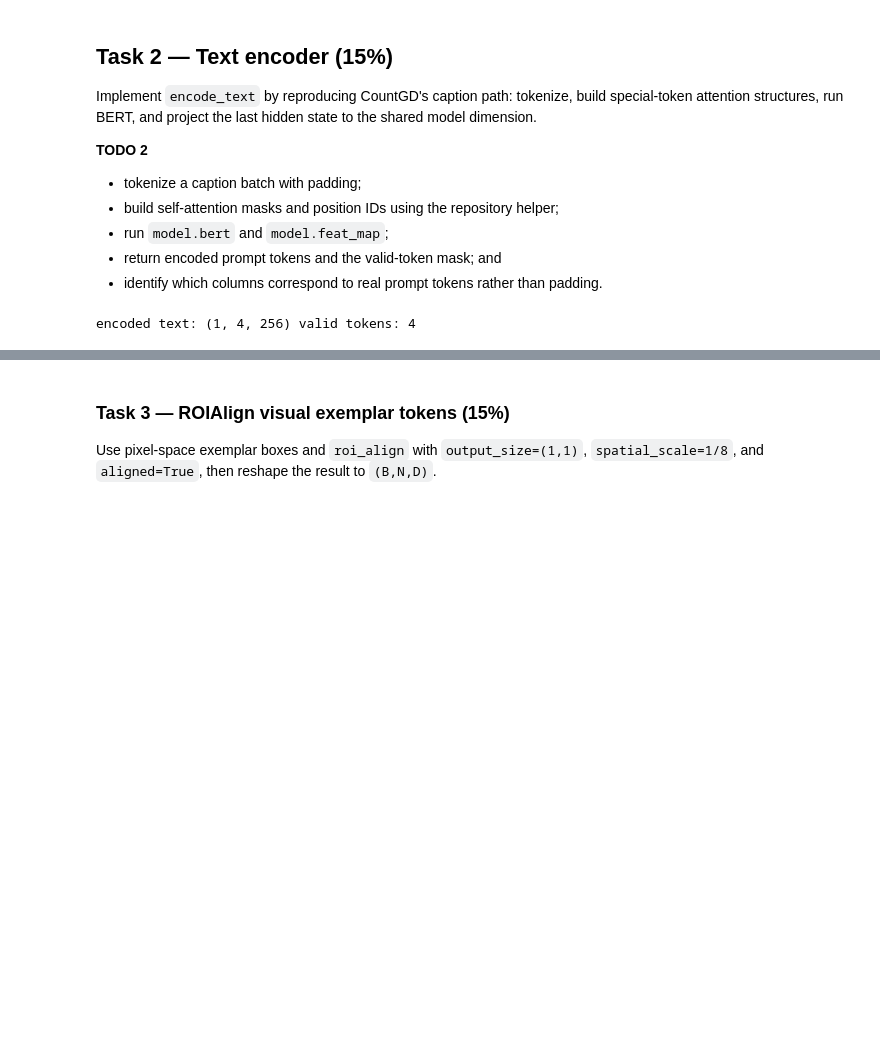
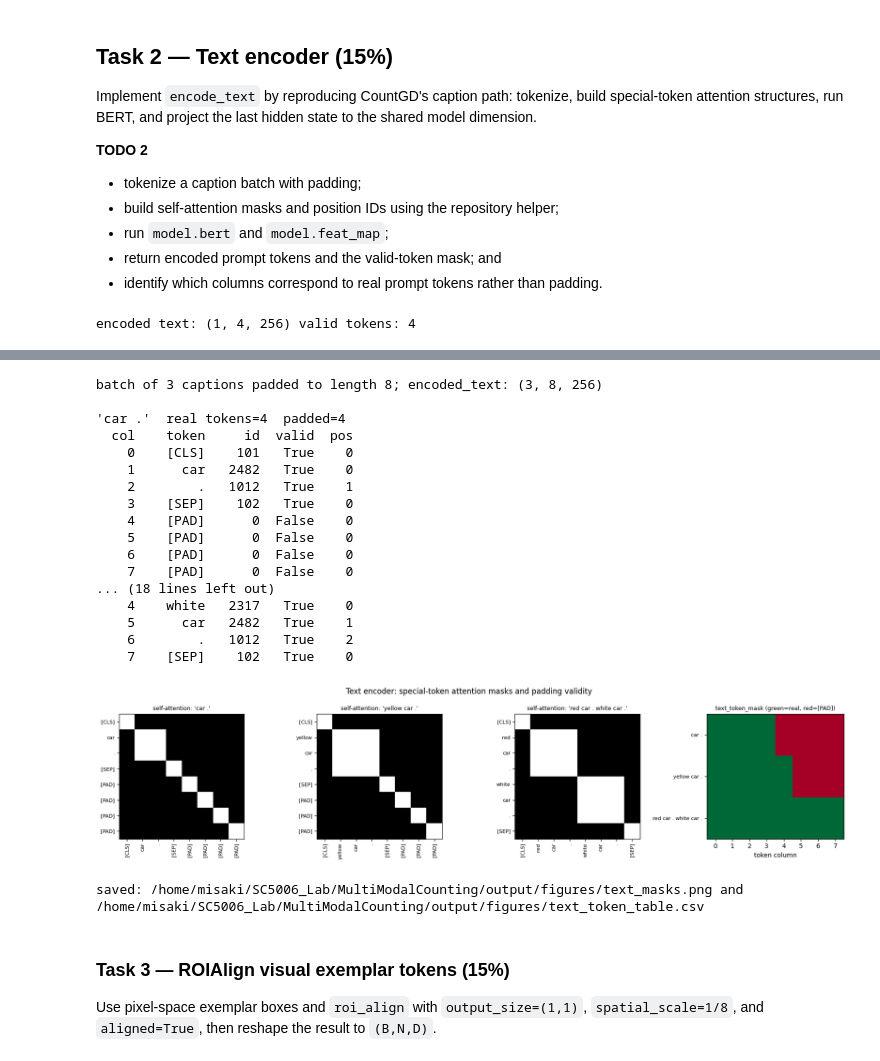
Before and after one commit to Konikelel/MultiModalCounting, a Jupyter notebook: Team02_SC5006_Project1.ipynb, the cells around one changed output, grey strips where cells are left out. Drawn from its saved outputs; the diff is of its cells as text; code cells hidden in the pictures; blank space fills up the shorter version.

```diff
--- a/Team02_SC5006_Project1.ipynb
+++ b/Team02_SC5006_Project1.ipynb
@@ -234,3 +284,72 @@ encoded text: (1, 4, 256) valid tokens: 4
+# %%
+import csv
+
+EVID_CAPTIONS = ["car .", "yellow car .", "red car . white car ."]   # unequal lengths
+EVID = encode_text(MODEL, EVID_CAPTIONS)
+ids = EVID["input_ids"].cpu()
+valid = EVID["text_token_mask"].cpu()
+pos = EVID["position_ids"].cpu()
+masks = EVID["text_self_attention_masks"].cpu()
+L = ids.shape[1]
+print(f"batch of {len(EVID_CAPTIONS)} captions padded to length {L};",
+      "encoded_text:", tuple(EVID["encoded_text"].shape))
+
+TOKEN_TABLE = []
+for b, cap in enumerate(EVID_CAPTIONS):
+    toks = MODEL.tokenizer.convert_ids_to_tokens(ids[b].tolist())
+    n_real = len(MODEL.tokenizer(cap)["input_ids"])
+    # Evidence checks: real columns are valid, padded columns are [PAD] and invalid.
+    assert int(valid[b].sum()) == n_real
+    assert all(t == "[PAD]" for t in toks[n_real:])
+    assert not valid[b, n_real:].any()
+    print(f"\n{cap!r}  real tokens={n_real}  padded={L - n_real}")
+    print(f"  {'col':>3} {'token':>8} {'id':>6} {'valid':>6} {'pos':>4}")
+    for j, (t, i, v, p) in enumerate(zip(toks, ids[b].tolist(), valid[b].tolist(), pos[b].tolist())):
+        print(f"  {j:>3} {t:>8} {i:>6} {str(v):>6} {p:>4}")
+        TOKEN_TABLE.append({"caption": cap, "column": j, "token": t, "id": i,
+                            "valid": v, "position_id": p})
+
+with open(OUTPUT / "text_token_table.csv", "w", newline="") as f:
+    writer = csv.DictWriter(f, fieldnames=list(TOKEN_TABLE[0]))
+    writer.writeheader(); writer.writerows(TOKEN_TABLE)
+
+fig, axes = plt.subplots(1, len(EVID_CAPTIONS) + 1, figsize=(4.2 * (len(EVID_CAPTIONS) + 1), 4))
+for ax, b, cap in zip(axes, range(len(EVID_CAPTIONS)), EVID_CAPTIONS):
+    toks = MODEL.tokenizer.convert_ids_to_tokens(ids[b].tolist())
+    ax.imshow(masks[b].float(), cmap="gray", vmin=0, vmax=1)
+    ax.set_xticks(range(L)); ax.set_xticklabels(toks, rotation=90, fontsize=8)
+    ax.set_yticks(range(L)); ax.set_yticklabels(toks, fontsize=8)
+    ax.set_title(f"self-attention: {cap!r}", fontsize=9)
+ax = axes[-1]
+ax.imshow(valid.float(), cmap="RdYlGn", vmin=0, vmax=1, aspect="auto")
+ax.set_yticks(range(len(EVID_CAPTIONS))); ax.set_yticklabels(EVID_CAPTIONS, fontsize=8)
+ax.set_xticks(range(L)); ax.set_xlabel("token column")
+ax.set_title("text_token_mask (green=real, red=[PAD])", fontsize=9)
+fig.suptitle("Text encoder: special-token attention masks and padding validity")
+fig.tight_layout()
+fig.savefig(OUTPUT / "text_masks.png", dpi=170, bbox_inches="tight")
+plt.show()
+print("saved:", OUTPUT / "text_masks.png", "and", OUTPUT / "text_token_table.csv")
+# %% [output]
+batch of 3 captions padded to length 8; encoded_text: (3, 8, 256)
+
+'car .'  real tokens=4  padded=4
+  col    token     id  valid  pos
+    0    [CLS]    101   True    0
+    1      car   2482   True    0
+    2        .   1012   True    1
+    3    [SEP]    102   True    0
+    4    [PAD]      0  False    0
+    5    [PAD]      0  False    0
+    6    [PAD]      0  False    0
+    7    [PAD]      0  False    0
+... (18 lines left out)
+    4    white   2317   True    0
+    5      car   2482   True    1
+    6        .   1012   True    2
+    7    [SEP]    102   True    0
+[figure, added]
+saved: /home/misaki/SC5006_Lab/MultiModalCounting/output/figures/text_masks.png and /home/misaki/SC5006_Lab/MultiModalCounting/output/figures/text_token_table.csv
 # %% [markdown]
 ### Task 3 — ROIAlign visual exemplar tokens (15%)
 
```
Also changed, not shown: parts of 8 cells of this notebook.
